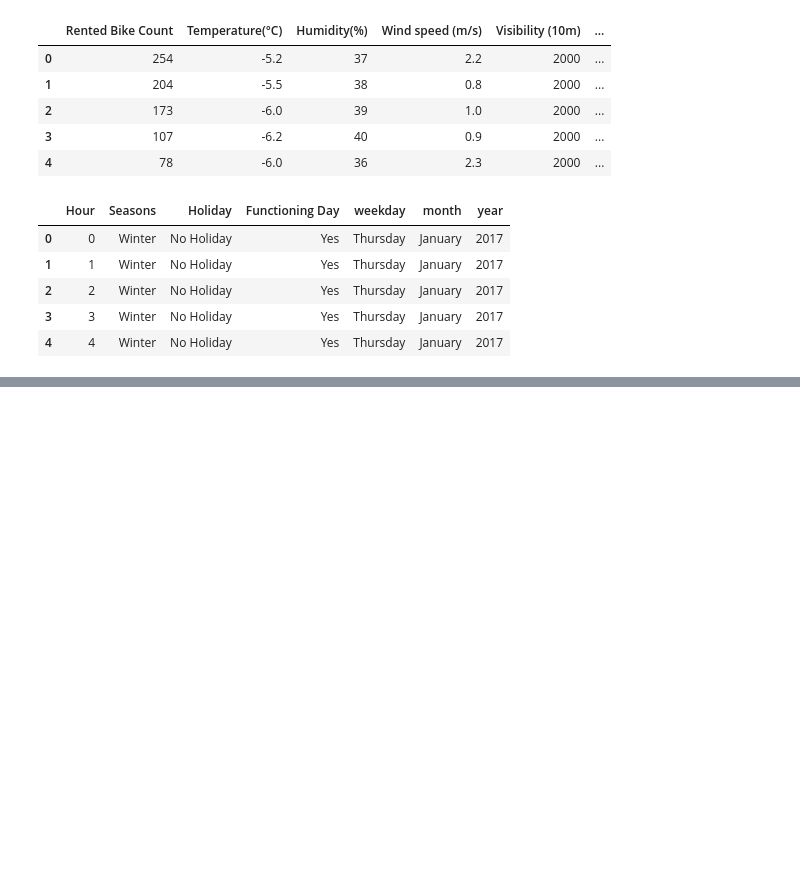
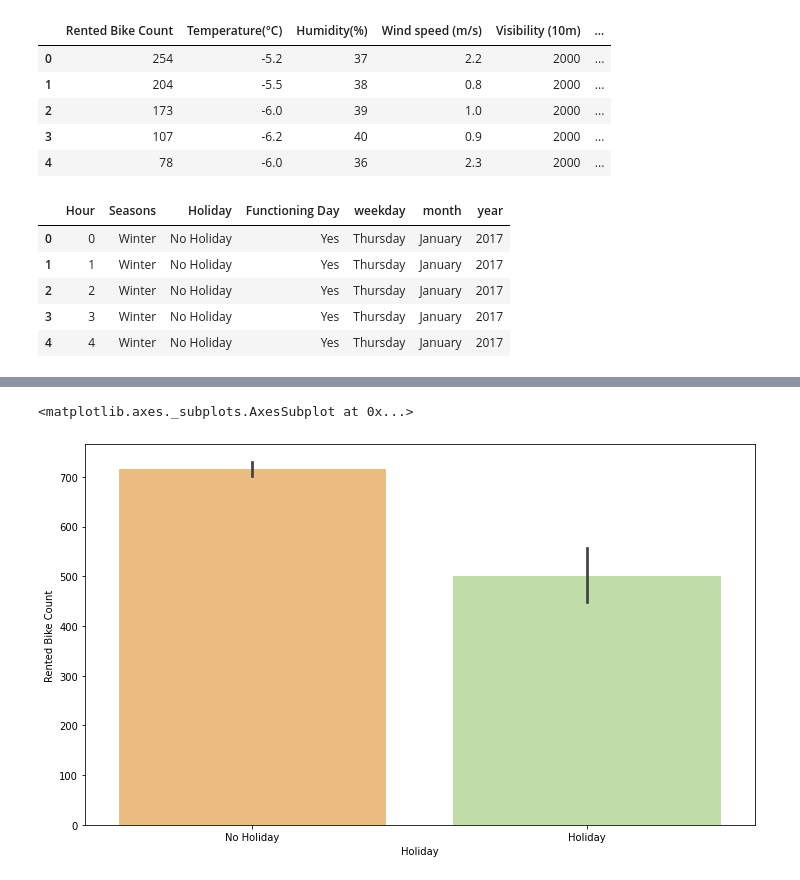
Before and after one commit to techsidh/seoul-bike-sharing-demand-prediction, a Jupyter notebook: Seoul_Bike_Sharing_Demand_Prediction.ipynb, the cells around one changed output, grey strips where cells are left out. Saved outputs shown, nothing was run; the diff lists cells and outputs as text; code cells hidden in the pictures; blank space fills up the shorter version.

```diff
--- a/Seoul_Bike_Sharing_Demand_Prediction.ipynb
+++ b/Seoul_Bike_Sharing_Demand_Prediction.ipynb
@@ -217,0 +232,6 @@ categorical_features.head()
+# %%
+plt.figure(figsize = (12,7))
+sns.barplot(categorical_features['Holiday'], df['Rented Bike Count'], palette = 'Spectral')
+# %% [output]
+<matplotlib.axes._subplots.AxesSubplot at 0x...>
+[figure, added]
```
Also changed, not shown: parts of 14 cells of this notebook.
